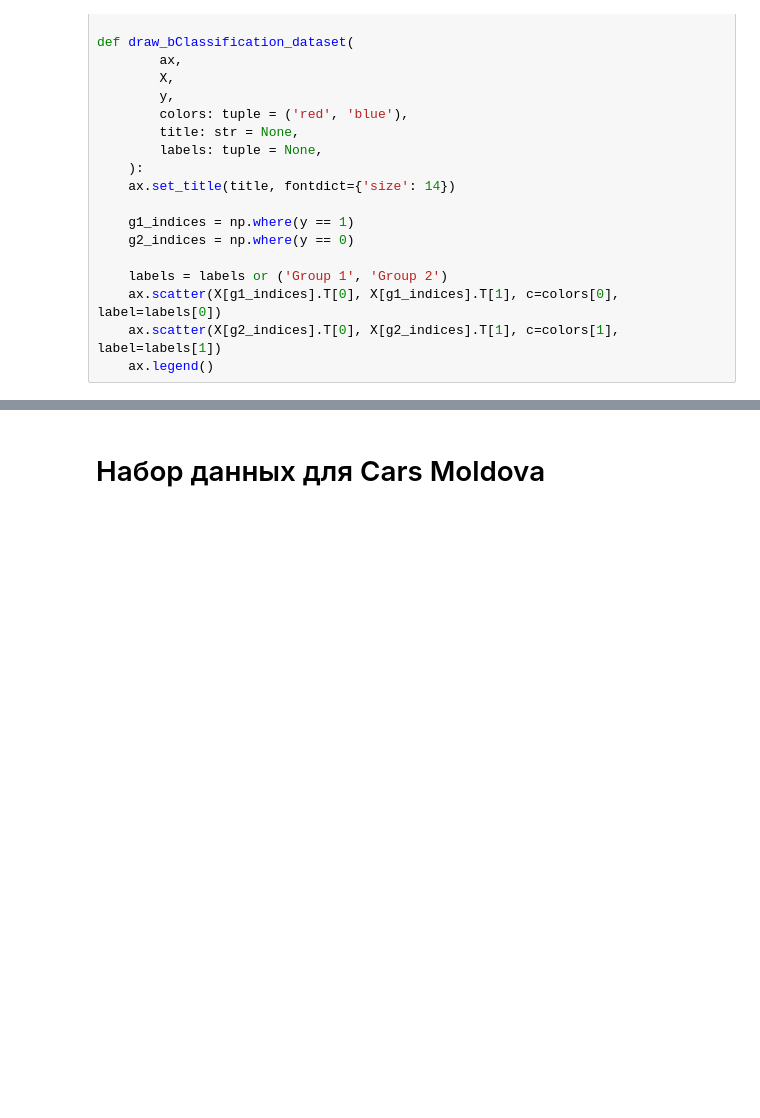
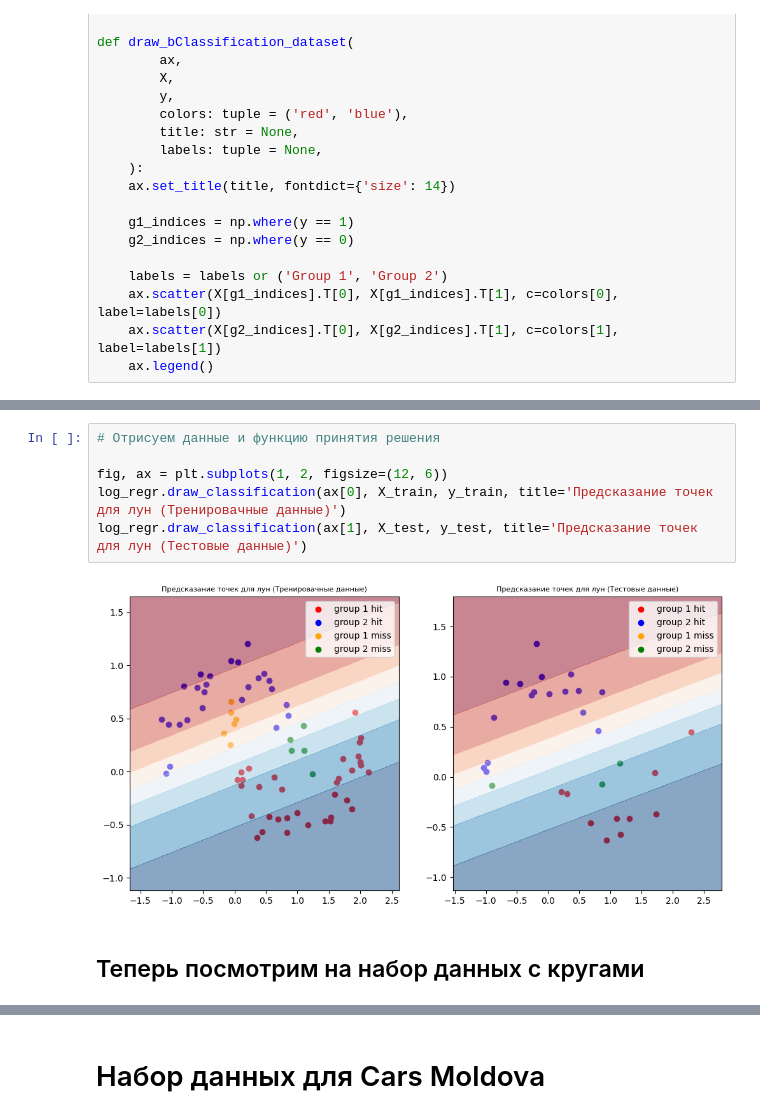
Before and after one commit to pyretttt/master_mle, a Jupyter notebook: practice3.ipynb, the cells around one changed output, grey strips where cells are left out. Cells and saved outputs as stored; diff of their text form; blank space fills up the shorter version.

```diff
--- a/practice3.ipynb
+++ b/practice3.ipynb
@@ -203,0 +275,10 @@ ValueError: non-broadcastable output operand with shape (3,) doesn't match the b
+# %%
+# Отрисуем данные и функцию принятия решения
+
+fig, ax = plt.subplots(1, 2, figsize=(12, 6))
+log_regr.draw_classification(ax[0], X_train, y_train, title='Предсказание точек для лун (Тренировачные данные)')
+log_regr.draw_classification(ax[1], X_test, y_test, title='Предсказание точек для лун (Тестовые данные)')
+# %% [output]
+[figure, added]
+# %% [markdown]
+## Теперь посмотрим на набор данных с кругами
```
Also changed, not shown: parts of 26 cells of this notebook.
